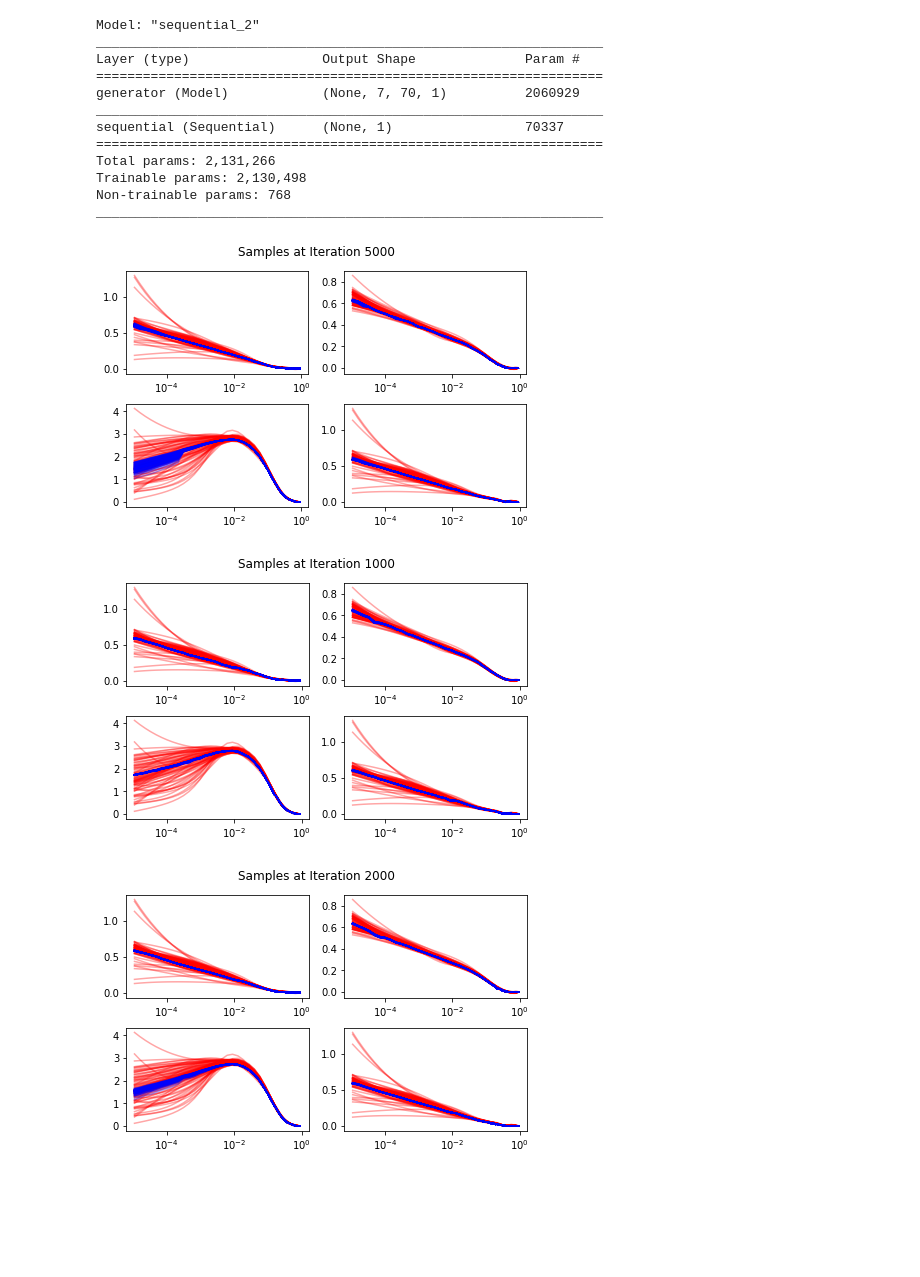
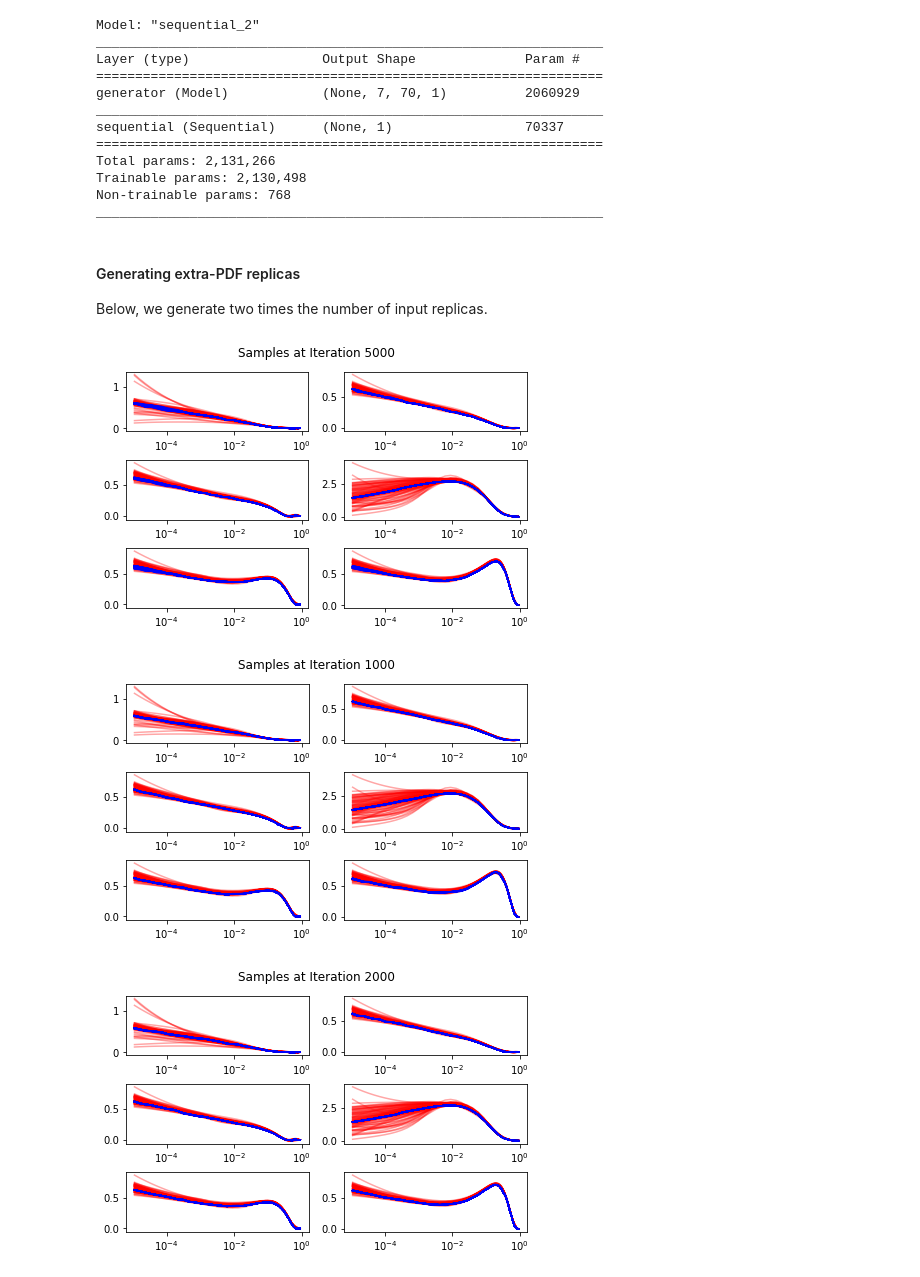
Before and after one commit to N3PDF/ganpdfs, a Jupyter notebook: tools/DCNN_Wasserstein.ipynb, the cells around one changed output. Drawn from its saved outputs; the diff is of its cells as text; code cells hidden in the pictures; blank space fills up the shorter version.

```diff
--- a/tools/DCNN_Wasserstein.ipynb
+++ b/tools/DCNN_Wasserstein.ipynb
@@ -187,15 +192,17 @@ def plot_generated_pdf(true_pdf, g_model, nth_epochs, latent_dim, nb_output):
 
     # Initialize the figure as a 4x4 grid
     fig = plt.figure(constrained_layout=True)
-    spec = gridspec.GridSpec(ncols=2, nrows=2, figure=fig)
+    spec = gridspec.GridSpec(ncols=2, nrows=3, figure=fig)
     pl1 = fig.add_subplot(spec[0, 0])
     pl2 = fig.add_subplot(spec[0, 1])
     pl3 = fig.add_subplot(spec[1, 0])
     pl4 = fig.add_subplot(spec[1, 1])
+    pl5 = fig.add_subplot(spec[2, 0])
+    pl6 = fig.add_subplot(spec[2, 1])
 
     # Define list of flavours and grids
-    fl = [0, 1, 3, 6]
-    ls_pl = [pl1, pl2, pl3, pl4]
+    fl = [0, 1, 2, 3, 4, 5]
+    ls_pl = [pl1, pl2, pl3, pl4, pl5, pl6]
 
     for fl, pos in zip(fl, ls_pl):
         # Plot true replicas
@@ -224,7 +231,7 @@ def plot_generated_pdf(true_pdf, g_model, nth_epochs, latent_dim, nb_output):
     display.display(plt.gcf())
 # %%
 # train the generator and critic
-def train(g_model, c_model, gan_model, dataset, latent_dim, n_epochs=5000, n_batch=64, n_critic=4, n_gens=3):
+def train(g_model, c_model, gan_model, dataset, latent_dim, nb_out=1000, n_epochs=5000, n_batch=64, n_critic=4, n_gens=3):
     # calculate the number of batches per training epoch
     bat_per_epo = int(dataset.shape[0] / n_batch)
     # calculate the number of training iterations
@@ -331,10 +338,14 @@ Total params: 2,131,266
 Trainable params: 2,130,498
 Non-trainable params: 768
 _________________________________________________________________
+# %% [markdown]
+#### Generating extra-PDF replicas
+
+Below, we generate two times the number of input replicas.
 # %%
 # train model
-train(generator, critic, gan_model, pdf, latent_dim)
+train(generator, critic, gan_model, pdf, latent_dim, nb_out=2*pdf.shape[0])
 # %% [output]
-[figure, old version]
+[figure, new version]
-[figure, old version]
+[figure, new version]
-[figure, old version]
+[figure, new version]
```
Also changed, not shown: parts of 2 cells of this notebook, 5 other files.
